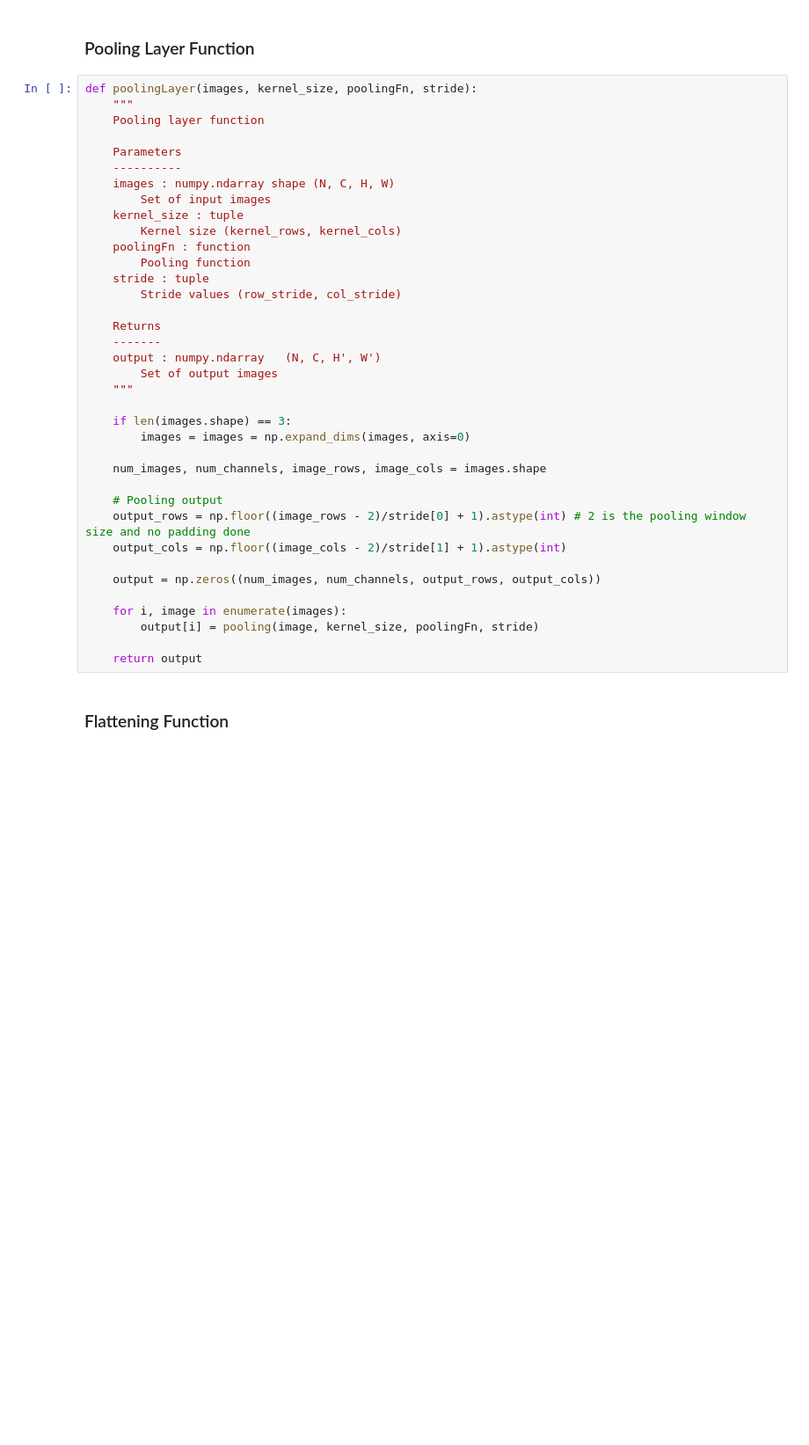
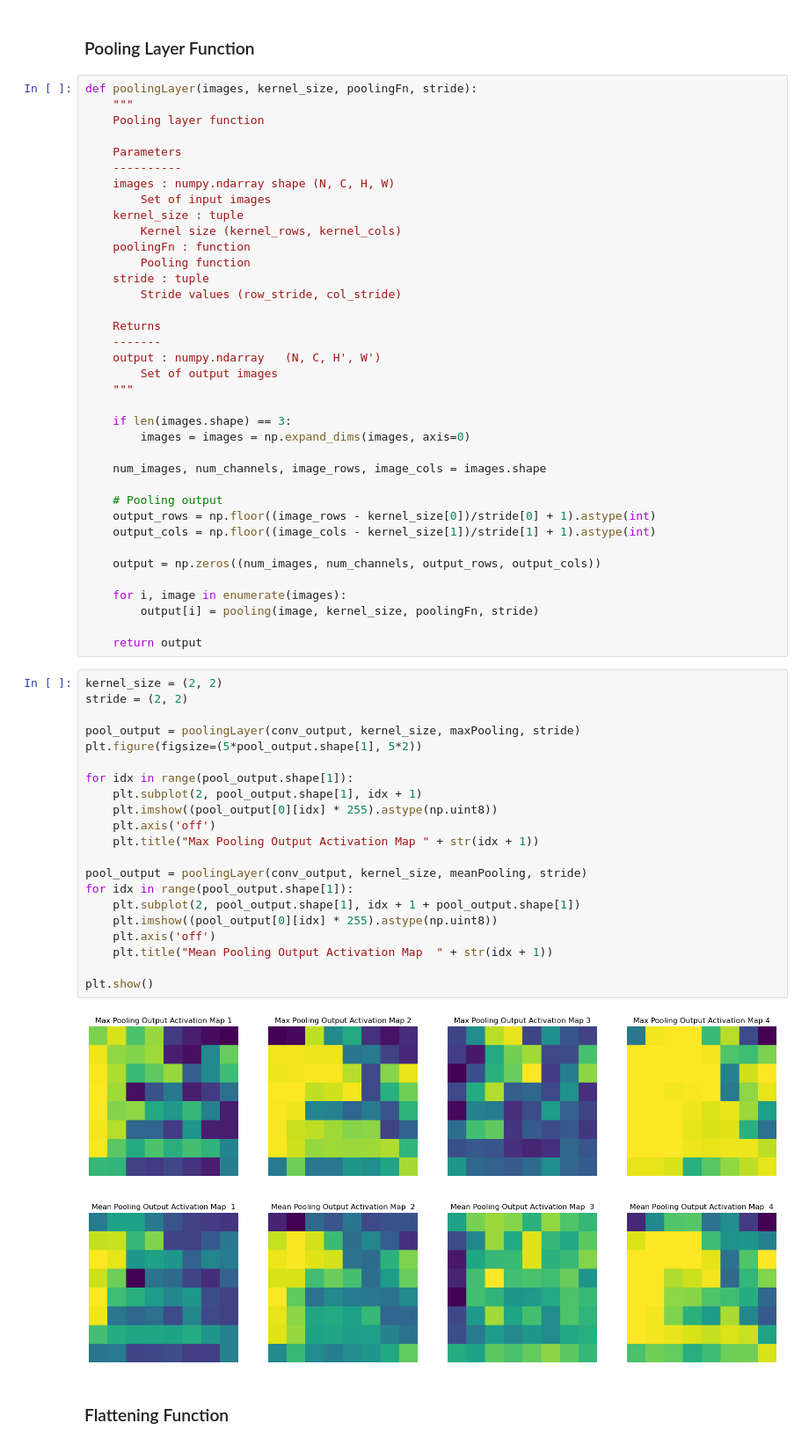
Before and after one commit to Divyanshu-Bhatt/EE6380-Deep-Learning, a Jupyter notebook: Assignment4/Assignment4.ipynb, the cells around one changed output. Shown at 88% size. Saved outputs shown, nothing was run; the diff lists cells and outputs as text; blank space fills up the shorter version.

```diff
--- a/Assignment4/Assignment4.ipynb
+++ b/Assignment4/Assignment4.ipynb
@@ -291,8 +315,8 @@ def poolingLayer(images, kernel_size, poolingFn, stride):
     num_images, num_channels, image_rows, image_cols = images.shape
 
     # Pooling output
-    output_rows = np.floor((image_rows - 2)/stride[0] + 1).astype(int) # 2 is the pooling window size and no padding done
-    output_cols = np.floor((image_cols - 2)/stride[1] + 1).astype(int)
+    output_rows = np.floor((image_rows - kernel_size[0])/stride[0] + 1).astype(int)
+    output_cols = np.floor((image_cols - kernel_size[1])/stride[1] + 1).astype(int)
 
     output = np.zeros((num_images, num_channels, output_rows, output_cols))
 
@@ -300,6 +324,29 @@ def poolingLayer(images, kernel_size, poolingFn, stride):
         output[i] = pooling(image, kernel_size, poolingFn, stride)
 
     return output
+# %%
+kernel_size = (2, 2)
+stride = (2, 2)
+
+pool_output = poolingLayer(conv_output, kernel_size, maxPooling, stride)
+plt.figure(figsize=(5*pool_output.shape[1], 5*2))
+
+for idx in range(pool_output.shape[1]):
+    plt.subplot(2, pool_output.shape[1], idx + 1)
+    plt.imshow((pool_output[0][idx] * 255).astype(np.uint8))
+    plt.axis('off')
+    plt.title("Max Pooling Output Activation Map " + str(idx + 1))
+
+pool_output = poolingLayer(conv_output, kernel_size, meanPooling, stride)
+for idx in range(pool_output.shape[1]):
+    plt.subplot(2, pool_output.shape[1], idx + 1 + pool_output.shape[1])
+    plt.imshow((pool_output[0][idx] * 255).astype(np.uint8))
+    plt.axis('off')
+    plt.title("Mean Pooling Output Activation Map  " + str(idx + 1))
+
+plt.show()
+# %% [output]
+[figure, added]
 # %% [markdown]
 ### Flattening Function
 # %%
```
Also changed, not shown: parts of 10 cells of this notebook.
